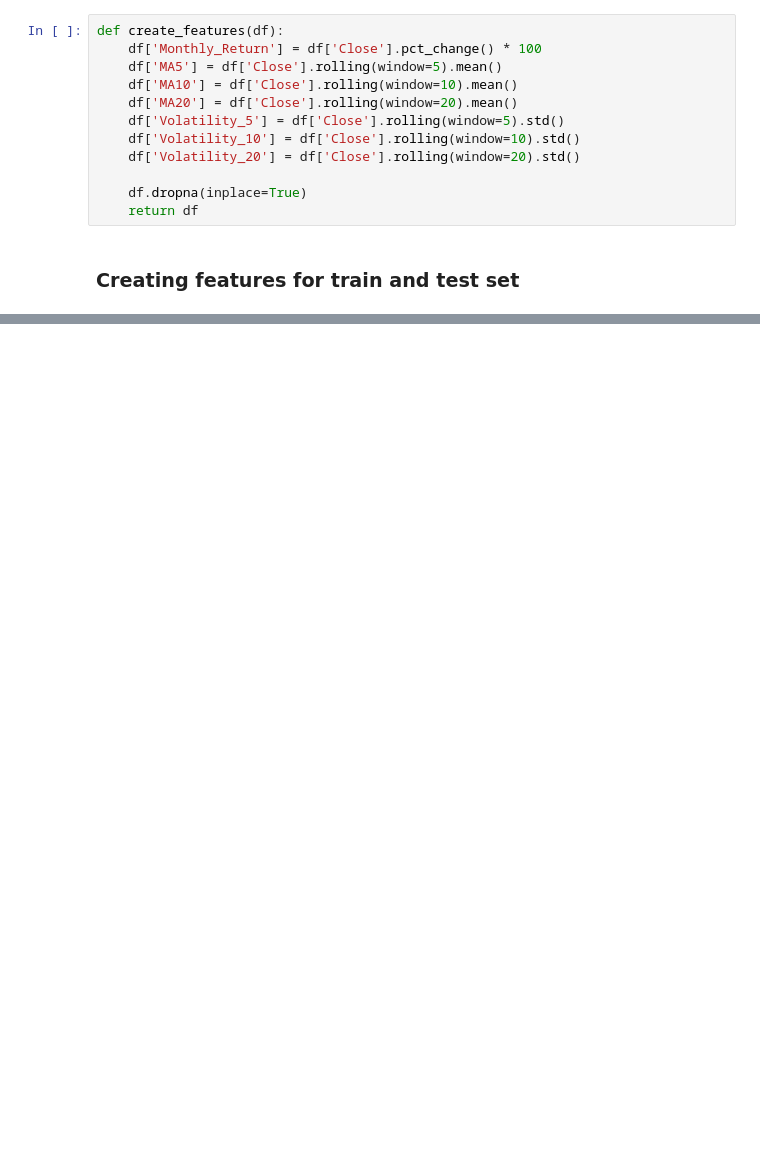
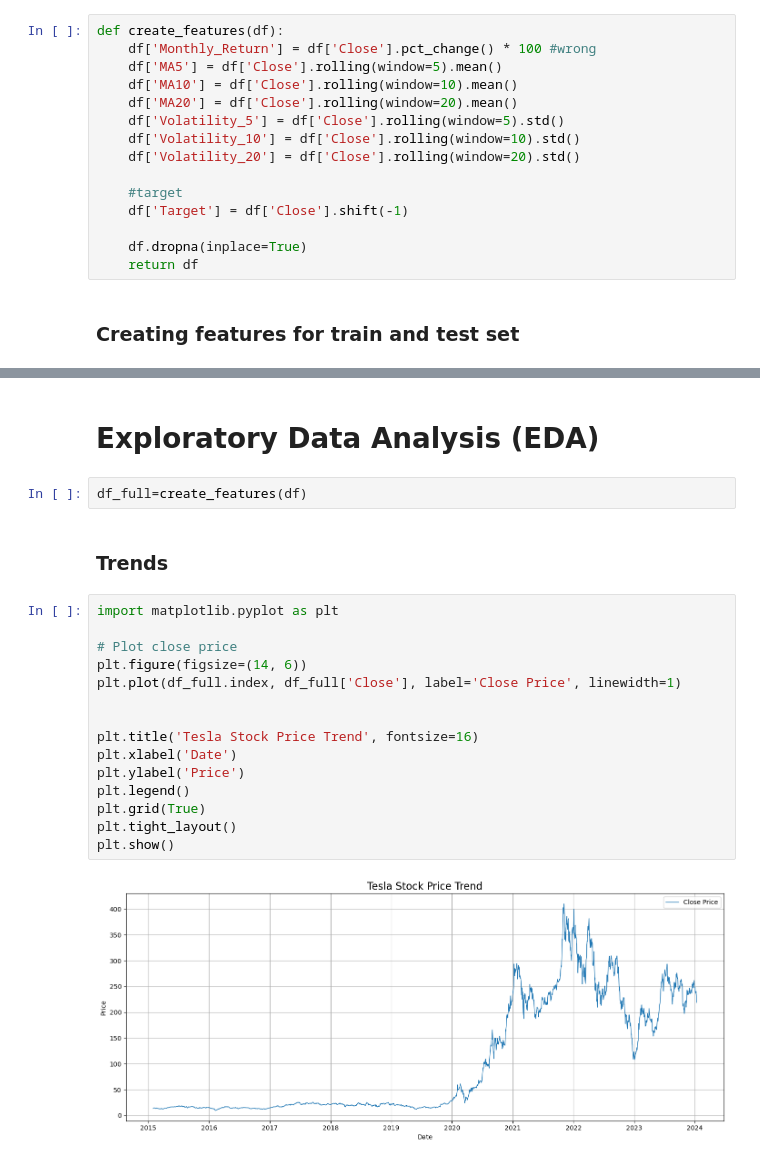
Before and after one commit to Rakib047/Tesla-Stock-Price-Forcasting-Project, a Jupyter notebook: main.ipynb, the cells around one changed output, grey strips where cells are left out. Cells and saved outputs as stored; diff of their text form; blank space fills up the shorter version.

```diff
--- a/main.ipynb
+++ b/main.ipynb
@@ -79,7 +79,7 @@ df_test_raw = df[df.index >= split_date].copy()
 ### Generalized function for feature engineering
 # %%
 def create_features(df):
-    df['Monthly_Return'] = df['Close'].pct_change() * 100
+    df['Monthly_Return'] = df['Close'].pct_change() * 100 #wrong
     df['MA5'] = df['Close'].rolling(window=5).mean()
     df['MA10'] = df['Close'].rolling(window=10).mean()
     df['MA20'] = df['Close'].rolling(window=20).mean()
@@ -87,6 +87,9 @@ def create_features(df):
     df['Volatility_10'] = df['Close'].rolling(window=10).std()
     df['Volatility_20'] = df['Close'].rolling(window=20).std()
 
+    #target
+    df['Target'] = df['Close'].shift(-1)
+
     df.dropna(inplace=True)
     return df
 # %% [markdown]
@@ -161,0 +165,23 @@ Scaled Test shape: (744, 13)
+# %% [markdown]
+# Exploratory Data Analysis (EDA)
+# %%
+df_full=create_features(df)
+# %% [markdown]
+### Trends
+# %%
+import matplotlib.pyplot as plt
+
+# Plot close price
+plt.figure(figsize=(14, 6))
+plt.plot(df_full.index, df_full['Close'], label='Close Price', linewidth=1)
+
+
+plt.title('Tesla Stock Price Trend', fontsize=16)
+plt.xlabel('Date')
+plt.ylabel('Price')
+plt.legend()
+plt.grid(True)
+plt.tight_layout()
+plt.show()
+# %% [output]
+[figure, added]
```
Also changed, not shown: parts of 17 cells of this notebook.
